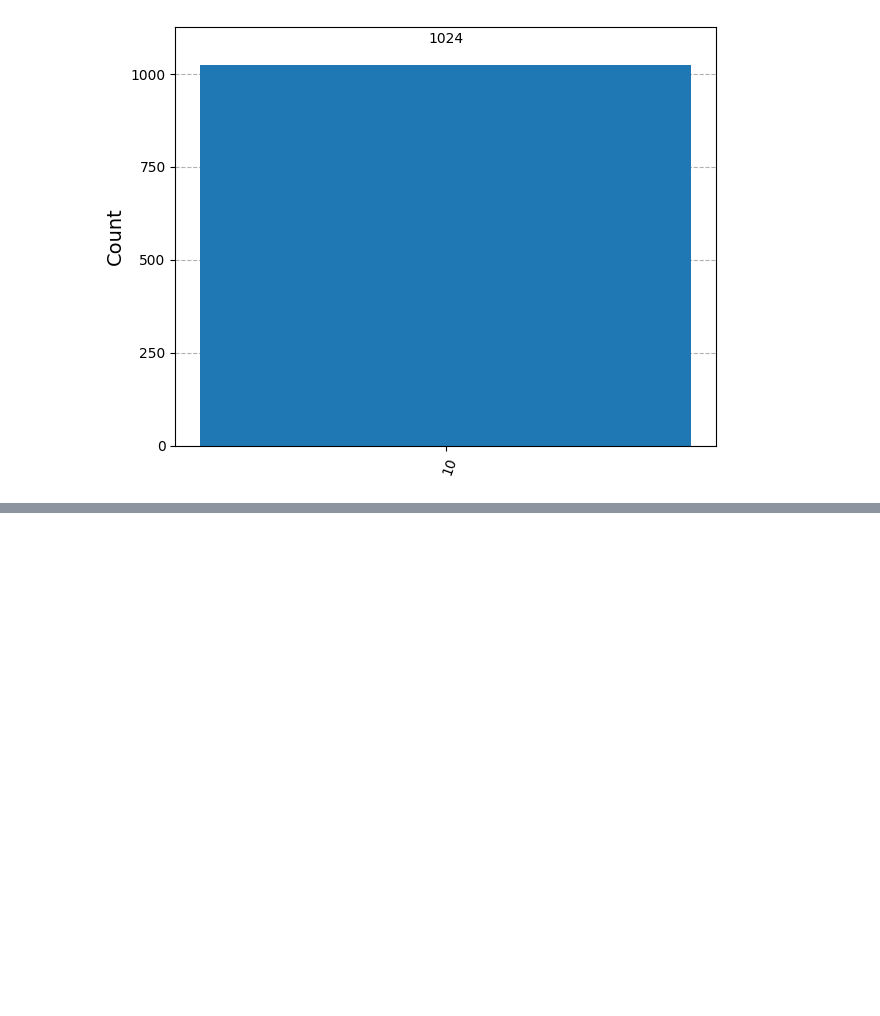
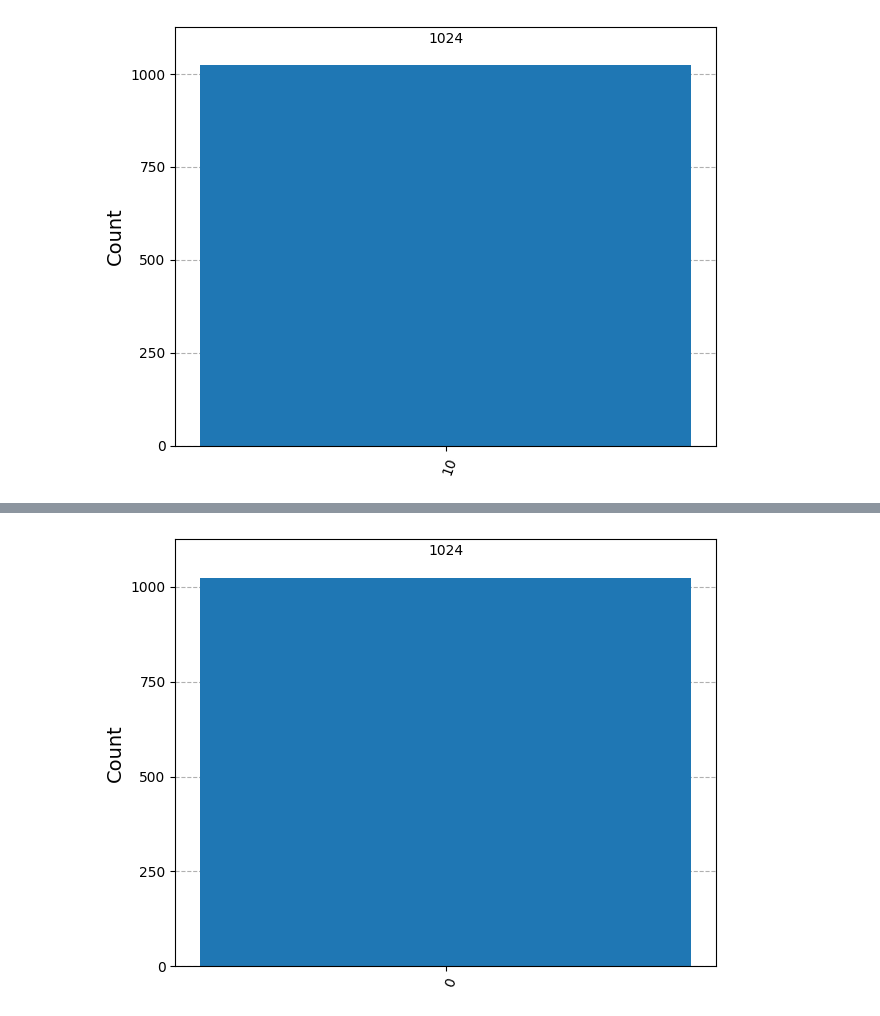
Before and after one commit to ram-polisetti/qiskit, a Jupyter notebook: Fundamentals.ipynb, the cells around one changed output, grey strips where cells are left out. Cells and saved outputs as stored; diff of their text form; code cells hidden in the pictures; blank space fills up the shorter version.

```diff
--- a/Fundamentals.ipynb
+++ b/Fundamentals.ipynb
@@ -573,0 +595,7 @@ plot_histogram(counts)
+# %%
+qc = qc_0.compose(measure_z)
+# %%
+counts = Aer.get_backend('qasm_simulator').run(qc).result().get_counts()
+plot_histogram(counts)
+# %% [output]
+[figure, added]
```
Also changed, not shown: parts of 10 cells of this notebook.
